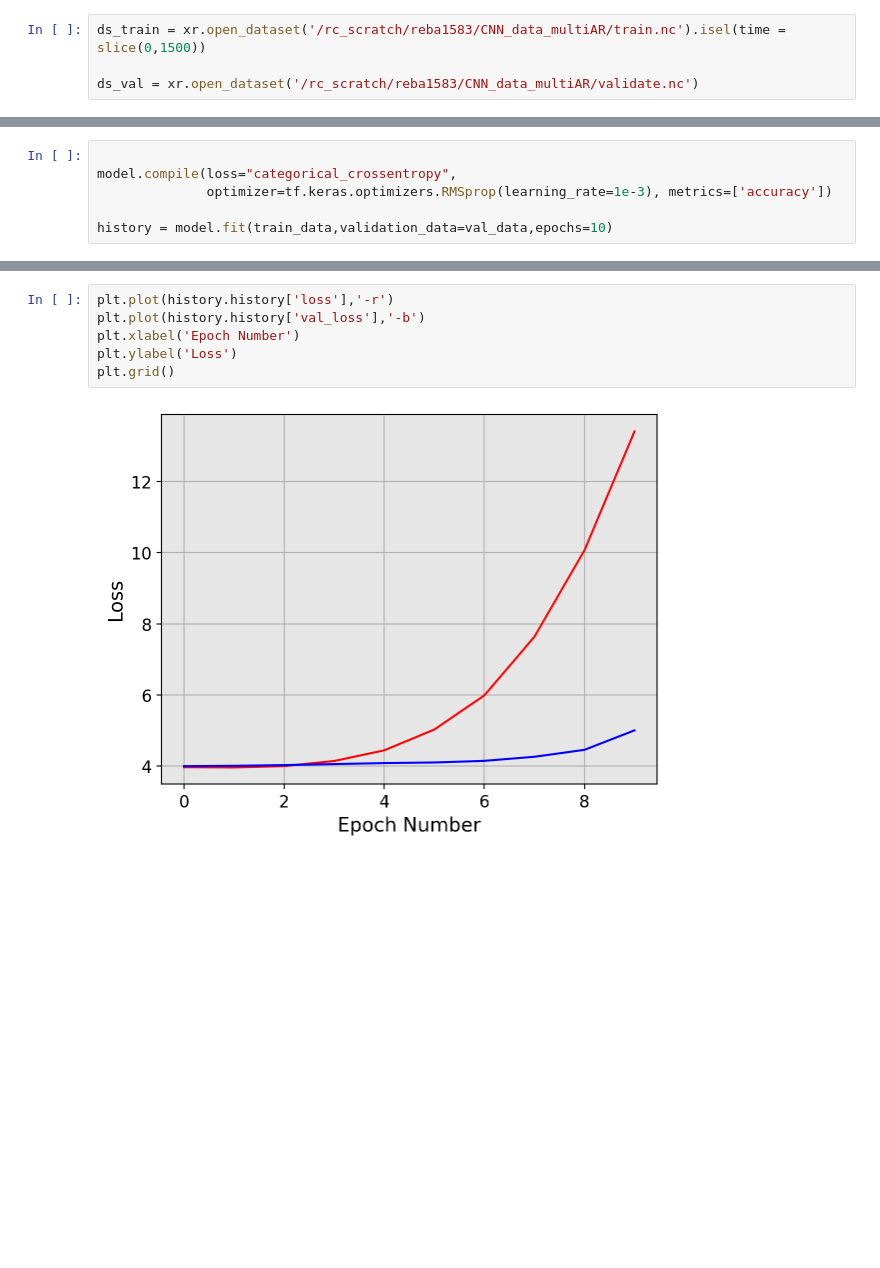
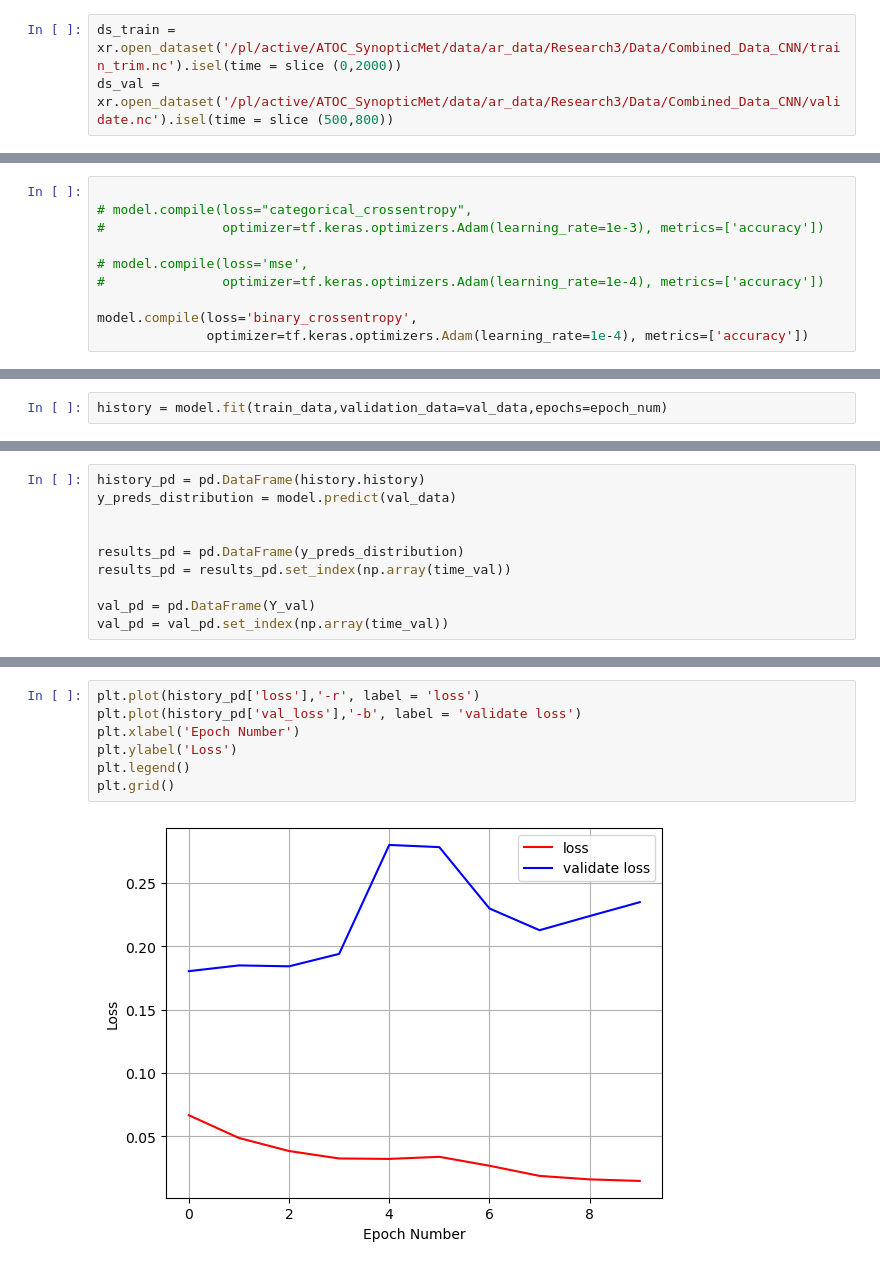
Before and after one commit to rlbaiman/AntarcticAR_ML, a Jupyter notebook: CNN/run_CNN.ipynb, the cells around one changed output, grey strips where cells are left out. Drawn from its saved outputs; the diff is of its cells as text; blank space fills up the shorter version.

```diff
--- a/CNN/run_CNN.ipynb
+++ b/CNN/run_CNN.ipynb
@@ -40,4 +21,3 @@ To enable the following instructions: SSE4.1 SSE4.2 AVX AVX2 AVX512F AVX512_VNNI
 # %%
-ds_train = xr.open_dataset('/rc_scratch/reba1583/CNN_data_multiAR/train.nc').isel(time = slice(0,1500))
-
-ds_val = xr.open_dataset('/rc_scratch/reba1583/CNN_data_multiAR/validate.nc')
+ds_train = xr.open_dataset('/pl/active/ATOC_SynopticMet/data/ar_data/Research3/Data/Combined_Data_CNN/train_trim.nc').isel(time = slice (0,2000))
+ds_val = xr.open_dataset('/pl/active/ATOC_SynopticMet/data/ar_data/Research3/Data/Combined_Data_CNN/validate.nc').isel(time = slice (500,800))
@@ -212,7 +134,11 @@ Non-trainable params: 0
 _________________________________________________________________
 # %%
 
-model.compile(loss="categorical_crossentropy",
-              optimizer=tf.keras.optimizers.RMSprop(learning_rate=1e-3), metrics=['accuracy'])
+# model.compile(loss="categorical_crossentropy",
+#               optimizer=tf.keras.optimizers.Adam(learning_rate=1e-3), metrics=['accuracy'])
 
-history = model.fit(train_data,validation_data=val_data,epochs=10)
+# model.compile(loss='mse',
+#               optimizer=tf.keras.optimizers.Adam(learning_rate=1e-4), metrics=['accuracy'])
+
+model.compile(loss='binary_crossentropy',
+              optimizer=tf.keras.optimizers.Adam(learning_rate=1e-4), metrics=['accuracy'])
@@ -239,0 +145,2 @@ Epoch 10/10
+# %%
+history = model.fit(train_data,validation_data=val_data,epochs=epoch_num)
@@ -239,0 +161,10 @@ Epoch 10/10
+# %%
+history_pd = pd.DataFrame(history.history)
+y_preds_distribution = model.predict(val_data)
+
+
+results_pd = pd.DataFrame(y_preds_distribution)
+results_pd = results_pd.set_index(np.array(time_val))
+
+val_pd = pd.DataFrame(Y_val)
+val_pd = val_pd.set_index(np.array(time_val))
@@ -240,8 +173,9 @@ Epoch 10/10
 # %%
-plt.plot(history.history['loss'],'-r')
-plt.plot(history.history['val_loss'],'-b')
+plt.plot(history_pd['loss'],'-r', label = 'loss')
+plt.plot(history_pd['val_loss'],'-b', label = 'validate loss')
 plt.xlabel('Epoch Number')
 plt.ylabel('Loss')
+plt.legend()
 plt.grid()
 # %% [output]
-[figure, old version]
+[figure, new version]
```
Also changed, not shown: parts of 47 cells of this notebook, 7 other files.
